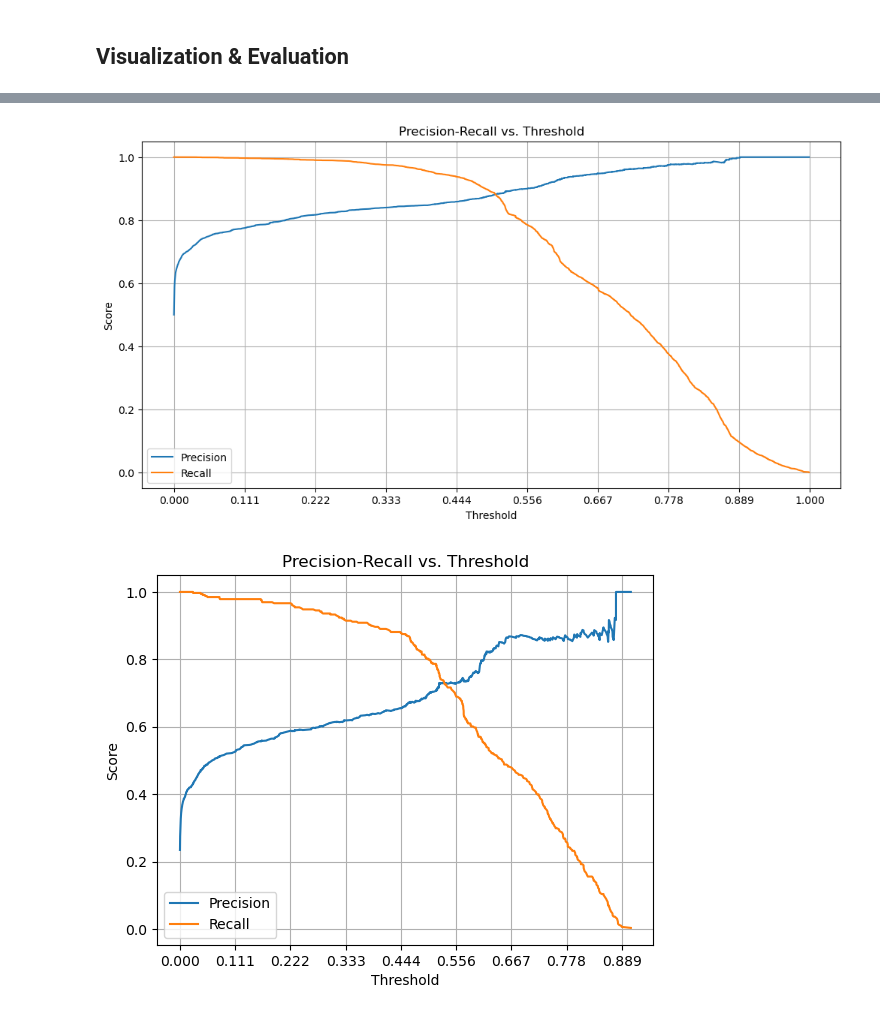
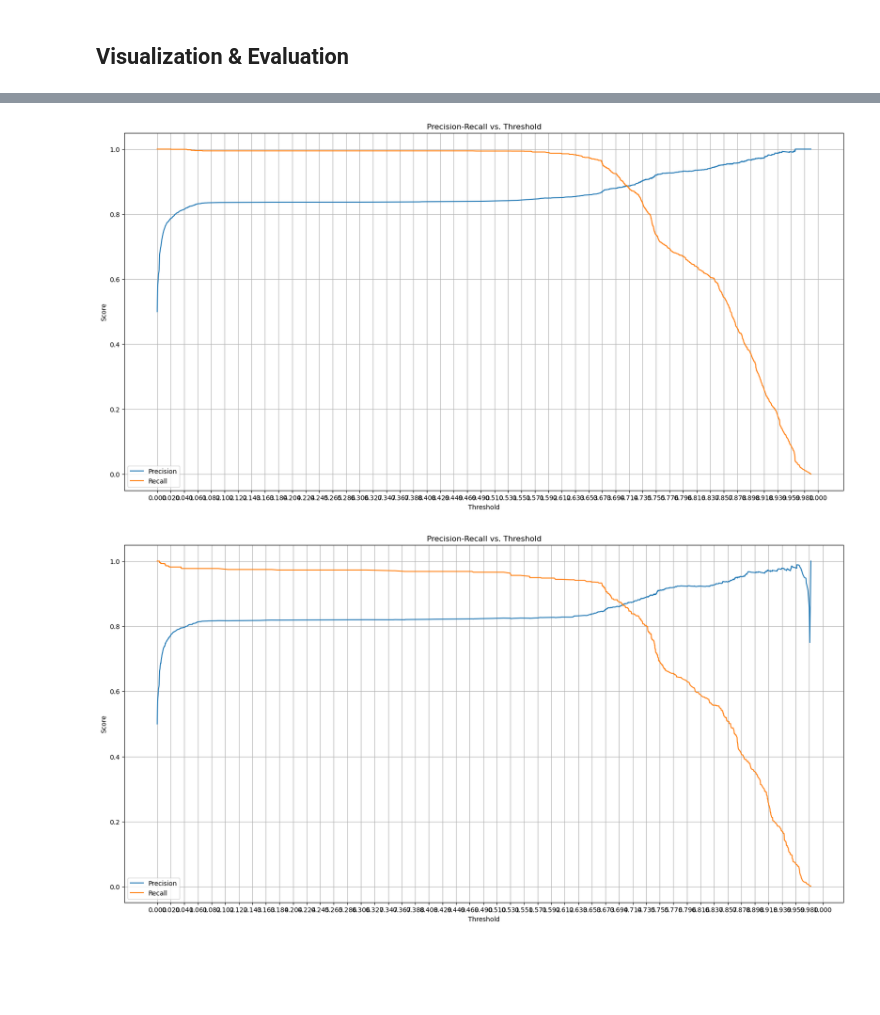
Before and after one commit to SESAM-Polimi/offgrid-demand-estimation, a Jupyter notebook: nn-model.ipynb, the cells around one changed output, grey strips where cells are left out. Cells and saved outputs as stored; diff of their text form; code cells hidden in the pictures; blank space fills up the shorter version.

Commit message:
train model on normalized and split dataset, with sampled val

```diff
--- a/nn-model.ipynb
+++ b/nn-model.ipynb
@@ -237,19 +184,17 @@ def layer_block(x, units, activation=tf.keras.layers.ReLU(),dropout=0.1, bn=True
     return x
 # %%
 THRESHOLD = 0.5
-OPTIMIZER = tf.keras.optimizers.Adam(learning_rate=0.01)
+OPTIMIZER = tf.keras.optimizers.Adam(learning_rate=0.001)
 LOSS = tf.keras.losses.BinaryCrossentropy()
-EPOCHS = 1000
+EPOCHS = 10000
 # %%
-initializer = tf.keras.initializers.GlorotNormal(2771)
+initializer = tf.keras.initializers.GlorotNormal(21)
 regularizer = tf.keras.regularizers.l2(0.01)
 
-units = 128
-n_blocks = 8
+units = 64
+n_blocks = 4
 dropout = 0.4
-activation = tf.keras.layers.ReLU(
-
-)
+activation = tf.keras.layers.ReLU()
 
 bn = True
 # Input layer
@@ -263,9 +208,6 @@ for i in range(n_blocks):
     x = layer_block(x, units, activation=activation,dropout=dropout, bn=bn, regularizer=regularizer)
 
 x = tf.keras.layers.Add()([x, first])
-# x = layer_block(x, units, activation=activation,
-#                    dropout=dropout, bn=bn,
-#                    regularizer=regularizer)
 
 # Output layer
 output = tf.keras.layers.Dense(1, activation='sigmoid')(x)
@@ -275,12 +217,7 @@ model = tf.keras.Model(inputs=input_tensor, outputs=output)
 
 model.compile(optimizer=OPTIMIZER, loss=LOSS,
               metrics=[
-                        tf.keras.metrics.BinaryAccuracy(name='accuracy', ),
-                        tf.keras.metrics.Precision(name='precision', thresholds=THRESHOLD),
-                        tf.keras.metrics.Recall(name='recall', thresholds=THRESHOLD),
-                        tf.keras.metrics.FalsePositives(name='fp', thresholds=THRESHOLD),
                         tf.keras.metrics.AUC(name='auc'),
-                        tf.keras.metrics.AUC(name='prc', curve='PR'), # precision-recall curve
                         ])
 model.summary()
 # %% [output]
@@ -303,7 +240,7 @@ Non-trainable params: 2,560
 __________________________________________________________________________________________________
 # %%
-class_weight = {0: 2, 1: 1.0}  # Higher weight for the minority class (1)
-PATIENCE = 100
+class_weight = {0: 1, 1: 1.0}  # Higher weight for the minority class (1)
+PATIENCE = 1000
 monitor = 'val_auc'
 EARLY_STOPPING = tf.keras.callbacks.EarlyStopping(
     monitor=monitor,  # Metric to monitor
@@ -316,7 +253,7 @@ EARLY_STOPPING = tf.keras.callbacks.EarlyStopping(
 reduce_lr = tf.keras.callbacks.ReduceLROnPlateau(
     monitor=monitor,  # Metric to monitor
     factor=0.9,          # Reduce learning rate by this factor (90%)
-    patience=50,          # Wait for 3 epochs of no improvement
+    patience=500,          # Wait for 3 epochs of no improvement
     min_lr=1e-5,          # Minimum learning rate
 )
 
@@ -425,9 +354,11 @@ def get_confusion_matrix(x, y_true, threshold=0.5):
 def get_precision_recall_curve(x, y_true):
     y_pred = model.predict(x, verbose=0)
     # y_pred = ((y_pred >= threshold).astype(int).flatten())
-    ticks = np.linspace(0, 1, 10)
+    ticks = np.linspace(0, 1, 50)
     plt.xticks(ticks)
     precision, recall, thresholds = precision_recall_curve(y_true, y_pred)
+    # Find the index where precision and recall are closest
+
     plt.plot(thresholds, precision[:-1], label="Precision",)
     plt.plot(thresholds, recall[:-1], label="Recall")
     plt.xlabel("Threshold")
@@ -452,15 +383,16 @@ get_confusion_matrix(x, y, THRESHOLD)
 # %%
 
-plt.figure(figsize=(12, 6))
+plt.figure(figsize=(20, 10))
 plt.grid(True)
 x = x_train.astype(np.float32)
 y = y_train.astype(np.float32)
 get_precision_recall_curve(x, y)
+plt.figure(figsize=(20, 10))
 x = x_val.astype(np.float32)
 y = y_val.astype(np.float32)
 plt.grid(True)
 get_precision_recall_curve(x, y)
 # %% [output]
-[figure, old version]
+[figure, new version]
-[figure, old version]
+[figure, new version]
 # %%
```
Also changed, not shown: parts of 25 cells of this notebook, 1 other file.
